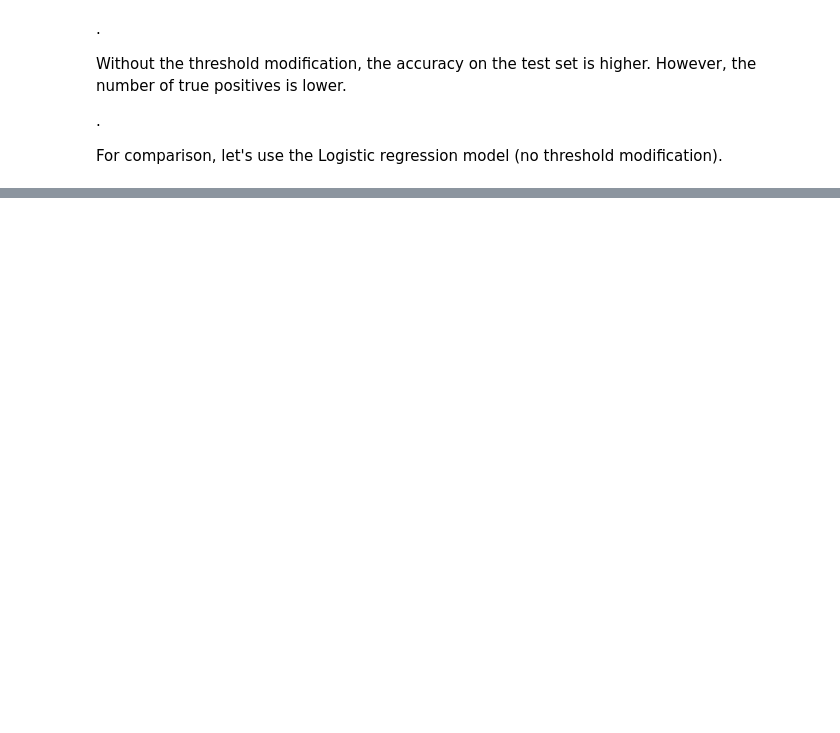
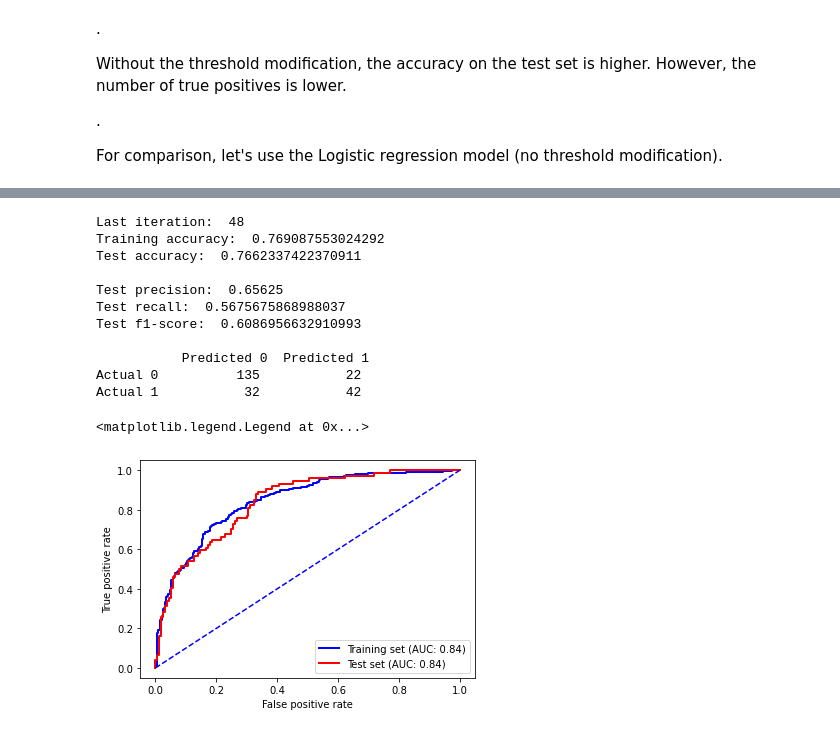
Before and after one commit to SamuComqi92/Neural_Network, a Jupyter notebook: Neural_network2.ipynb, the cells around one changed output, grey strips where cells are left out. Saved outputs shown, nothing was run; the diff lists cells and outputs as text; code cells hidden in the pictures; blank space fills up the shorter version.

```diff
--- a/Neural_network2.ipynb
+++ b/Neural_network2.ipynb
@@ -667,0 +774,58 @@ As before, higher accuracy but smaller number of true positives; and finalyzing
+# %%
+#In terms of f1-score, the best model is 3-None-1.0
+Model1 = Sequential()
+Model1.add(Dense(units=3, input_shape=X_train.shape[1:]))
+Model1.add(Activation("sigmoid"))
+Model1.add(Dense(units=1, activation="sigmoid"))             #One output (0 or 1)
+
+#Training
+Model1.compile(optimizer=keras.optimizers.SGD(lr=1.0),loss="binary_crossentropy",metrics=["accuracy", keras.metrics.Precision(), keras.metrics.Recall()])
+Run = Model1.fit(X_train, y_train, validation_data=(X_test,y_test), epochs=Epochs, verbose=0, callbacks=[callback])
+
+#Results
+print("\nLast iteration: ", len(Run.history["loss"]))
+print("Training accuracy: ", Run.history["accuracy"][-1])
+print("Test accuracy: ", Run.history["val_accuracy"][-1])
+print("\nTest precision: ", Run.history[list(Run.history)[6]][-1])
+print("Test recall: ", Run.history[list(Run.history)[7]][-1])
+print("Test f1-score: ", 2*((Run.history[list(Run.history)[6]][-1])*(Run.history[list(Run.history)[7]][-1]))/((Run.history[list(Run.history)[6]][-1])+(Run.history[list(Run.history)[7]][-1])))
+
+#Confusion matrix
+Pred = Model1.predict(X_test)
+Newpred = []
+i=0
+while i<len(Pred) :
+    if Pred[i]>=0.5 :
+        Newpred.append(1)
+    else :
+        Newpred.append(0)
+    i=i+1
+
+Conf_matrix = pd.DataFrame(confusion_matrix(y_test, Newpred))
+Conf_matrix.index=["Actual 0", "Actual 1"]
+Conf_matrix.columns=["Predicted 0", "Predicted 1"]
+print("\n",Conf_matrix)
+
+#ROC curves
+fpr1, tpr1, thresholds1 = roc_curve(y_train,Model1.predict(X_train))
+fpr2, tpr2, thresholds2 = roc_curve(y_test,Model1.predict(X_test))
+plt.plot(fpr1, tpr1,'blue',lw=2)
+plt.plot(fpr2, tpr2,'red',lw=2)
+plt.plot([0,1],[0,1],'--b')
+plt.xlabel("False positive rate")
+plt.ylabel("True positive rate")
+plt.legend(["Training set (AUC: {:.2f})".format(roc_auc_score(y_train,Model1.predict(X_train))),"Test set (AUC: {:.2f})".format(roc_auc_score(y_test,Model1.predict(X_test)))], loc="lower right")
+# %% [output]
+Last iteration:  48
+Training accuracy:  0.769087553024292
+Test accuracy:  0.7662337422370911
+
+Test precision:  0.65625
+Test recall:  0.5675675868988037
+Test f1-score:  0.6086956632910993
+
+           Predicted 0  Predicted 1
+Actual 0          135           22
+Actual 1           32           42
+<matplotlib.legend.Legend at 0x...>
+[figure, added]
```
Also changed, not shown: parts of 12 cells of this notebook.
